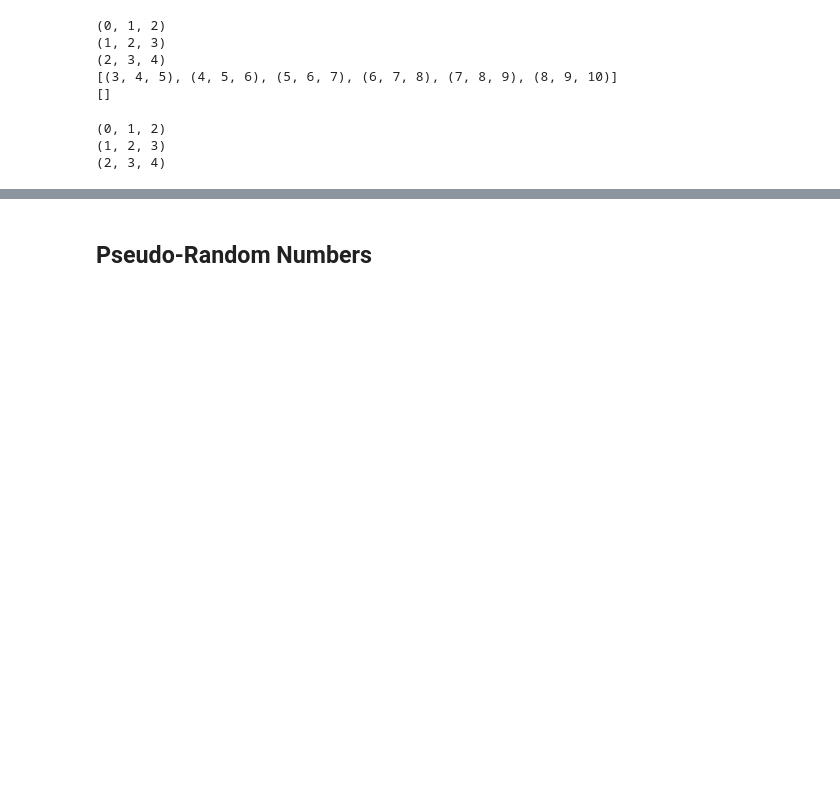
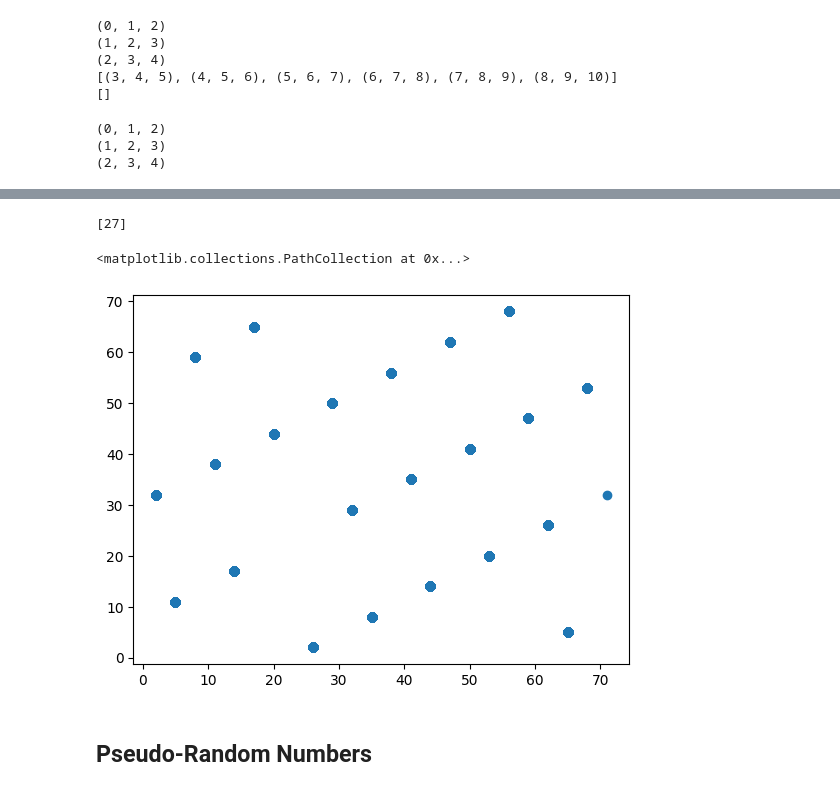
Before and after one commit to Gipir/cap-comp215, a Jupyter notebook: examples/week4.ipynb, the cells around one changed output, grey strips where cells are left out. Cells and saved outputs as stored; diff of their text form; code cells hidden in the pictures; blank space fills up the shorter version.

```diff
--- a/examples/week4.ipynb
+++ b/examples/week4.ipynb
@@ -57,3 +110,15 @@ print(next(neighbours2))
+# %%
+list(the_network.neighbors(63))
+# %% [output]
+[27]
+# %%
+rand = rand2(seed=89)
+xs = [next(rand) for i in range(10000)]
+ys = [next(rand) for i in range(10000)]
+plt.scatter(xs,ys)
+# %% [output]
+<matplotlib.collections.PathCollection at 0x...>
+[figure, added]
 # %% [markdown]
 ## Pseudo-Random Numbers
 # %%
```
Also changed, not shown: parts of 9 cells of this notebook, 1 other file.
